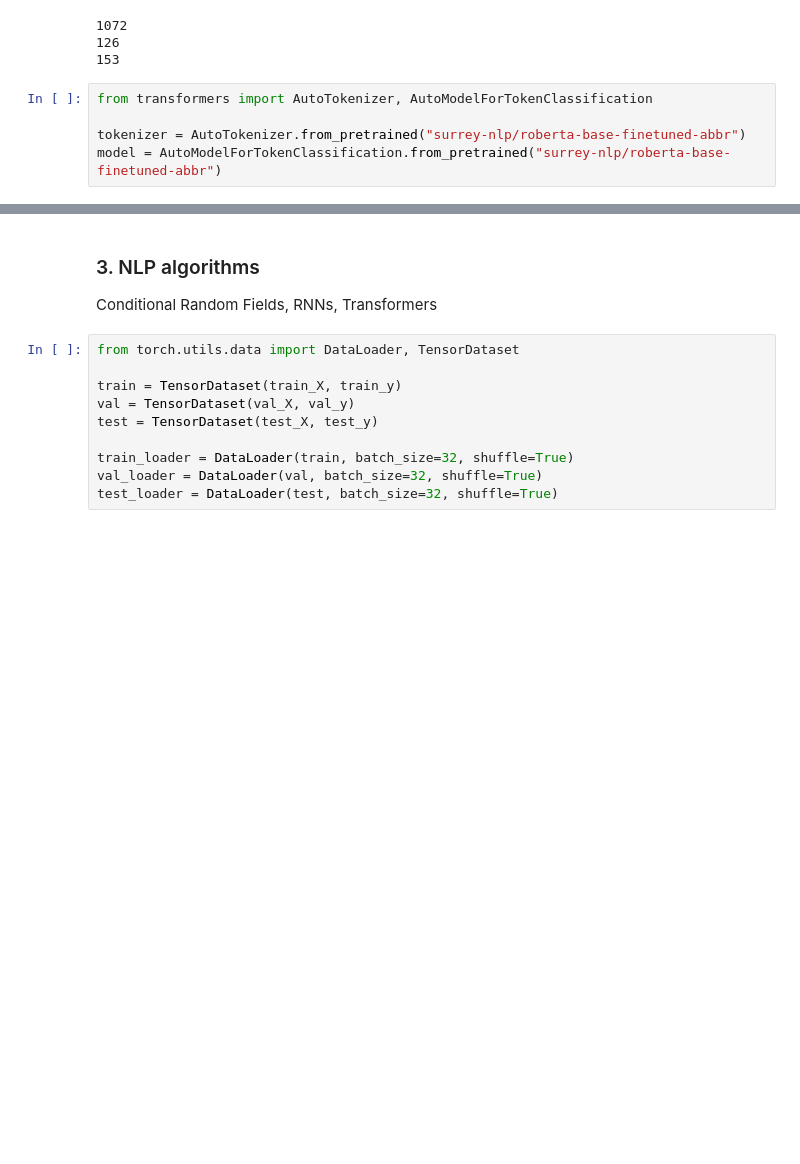
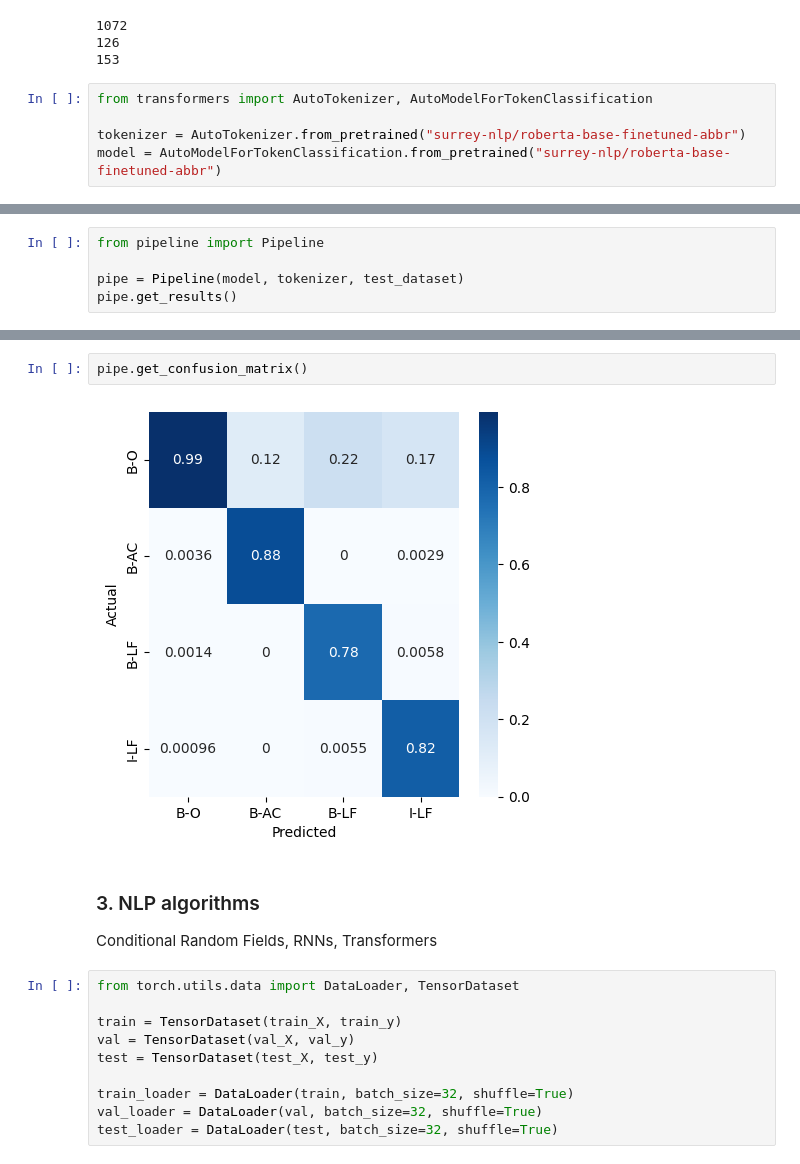
Before and after one commit to antoineedy/NLP-individual-courwework, a Jupyter notebook: NOUVEAUX_TESTS.ipynb, the cells around one changed output, grey strips where cells are left out. Drawn from its saved outputs; the diff is of its cells as text; blank space fills up the shorter version.

```diff
--- a/NOUVEAUX_TESTS.ipynb
+++ b/NOUVEAUX_TESTS.ipynb
@@ -136,0 +87,5 @@ Abbreviations : GEMS , Global Enteric Multicenter Study ; VIP , ventilated impro
+# %%
+from pipeline import Pipeline
+
+pipe = Pipeline(model, tokenizer, test_dataset)
+pipe.get_results()
@@ -137,3 +117,7 @@ Abbreviations : GEMS , Global Enteric Multicenter Study ; VIP , ventilated impro
+# %%
+pipe.get_confusion_matrix()
+# %% [output]
+[figure, added]
 # %% [markdown]
 ### 3. NLP algorithms
 
```
Also changed, not shown: parts of 6 cells of this notebook, 3 other files.
